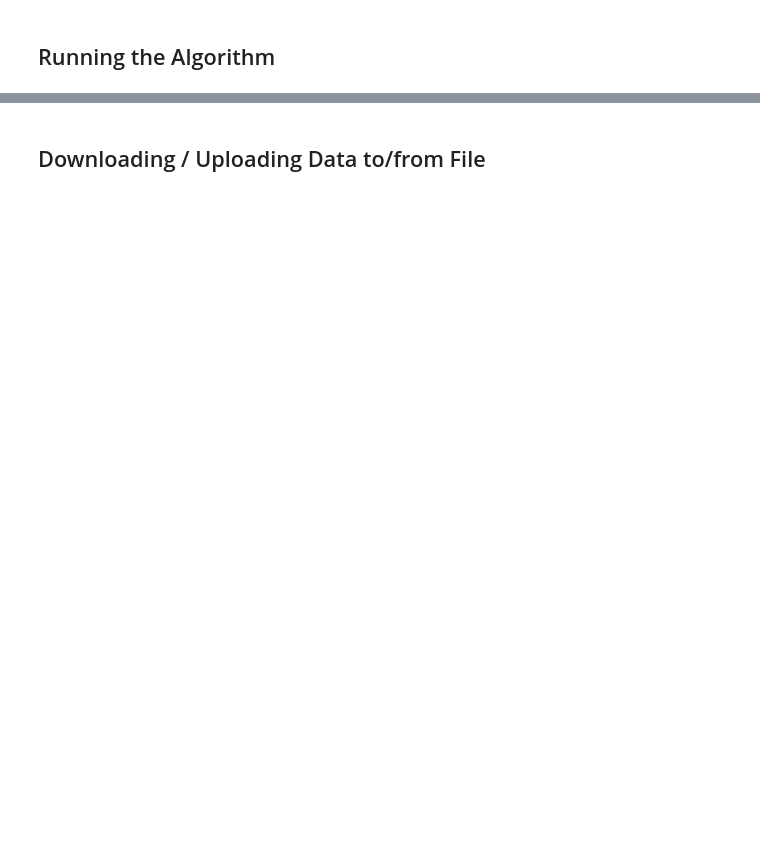
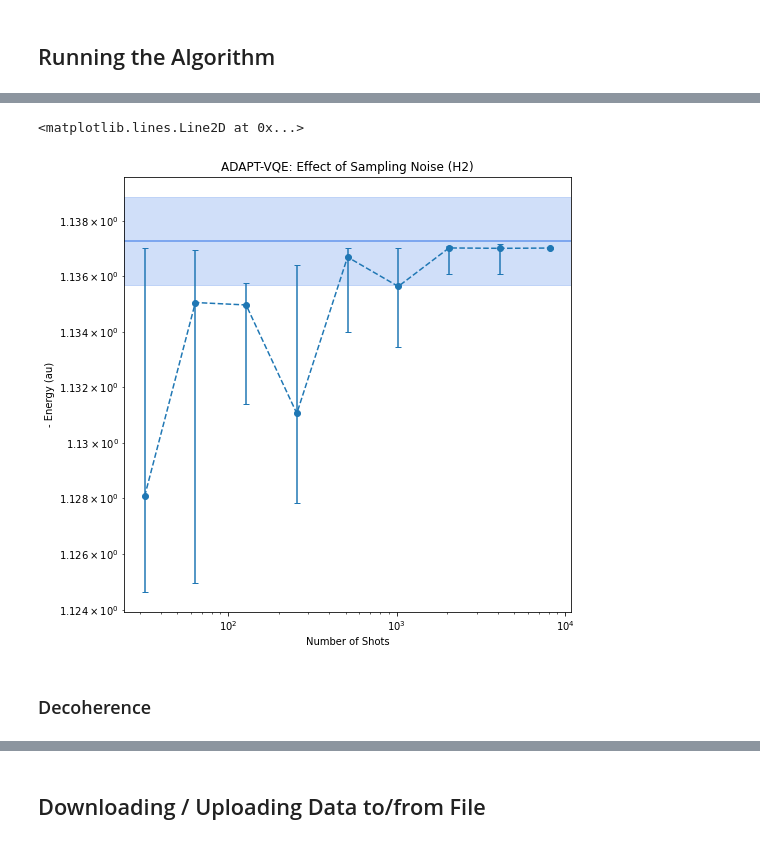
Before and after one commit to mafaldaramoa/VQE, a Jupyter notebook: Qiskit_AdaptVQE.ipynb, the cells around one changed output, grey strips where cells are left out. Cells and saved outputs as stored; diff of their text form; code cells hidden in the pictures; blank space fills up the shorter version.

```diff
--- a/Qiskit_AdaptVQE.ipynb
+++ b/Qiskit_AdaptVQE.ipynb
@@ -1510,0 +2041,38 @@ data.plot()
+# %%
+fig, ax1 = plt.subplots(figsize=[8,8])
+
+title = "ADAPT-VQE: Effect of Sampling Noise ({})".format(name)
+
+ax1.set_title(title)
+
+start = 0
+stop = len(testShots)
+
+errors = [energy - exactEnergy for energy in medianEnergies]
+
+ax1.errorbar(testShots[start:stop],
+             #errors[start:stop],
+             #medianEnergies[start:stop],
+             #medianEnergies[start:stop],
+             [- mE for mE in medianEnergies[start:stop]],
+             fmt = '--o',
+             # REVERSED beacause of the negative
+             yerr = (thirdQuartiles[start:stop],firstQuartiles[start:stop]),
+             capsize = 3)
+
+ax1.set_xlabel("Number of Shots")
+ax1.set_ylabel("- Energy (au)")
+ax1.set_yscale("log")
+ax1.set_xscale("log")
+
+caMin = exactEnergy - chemicalAccuracy
+caMax = exactEnergy + chemicalAccuracy
+#l = ax1.axhspan(caMin,caMax, alpha=0.3, color = 'cornflowerblue')
+l = ax1.axhspan(-caMax, -caMin, alpha=0.3, color = 'cornflowerblue')
+
+plt.axhline(y = -exactEnergy, color = 'cornflowerblue' , linestyle = '-')
+# %% [output]
+<matplotlib.lines.Line2D at 0x...>
+[figure, added]
+# %% [markdown]
+### Decoherence
```
Also changed, not shown: parts of 49 cells of this notebook.
